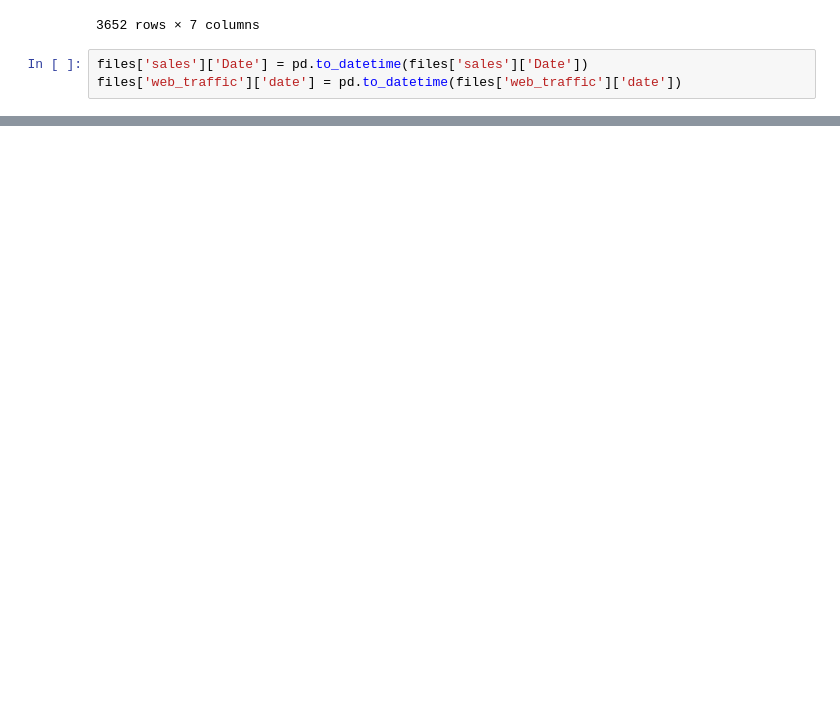
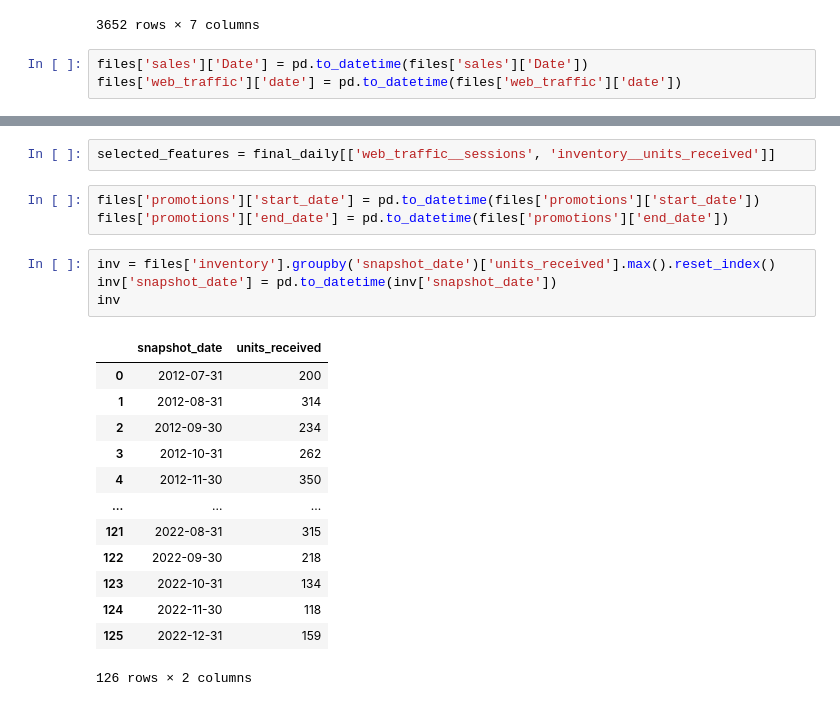
Before and after one commit to lkbminh/datathon-2026, a Jupyter notebook: notebook.ipynb, the cells around one changed output, grey strips where cells are left out. Drawn from its saved outputs; the diff is of its cells as text; blank space fills up the shorter version.

```diff
--- a/notebook.ipynb
+++ b/notebook.ipynb
@@ -49 +221,24 @@ files['web_traffic']['date'] = pd.to_datetime(files['web_traffic']['date'])
+# %%
+selected_features = final_daily[['web_traffic__sessions', 'inventory__units_received']]
+# %%
+files['promotions']['start_date'] = pd.to_datetime(files['promotions']['start_date'])
+files['promotions']['end_date'] = pd.to_datetime(files['promotions']['end_date'])
+# %%
+inv = files['inventory'].groupby('snapshot_date')['units_received'].max().reset_index()
+inv['snapshot_date'] = pd.to_datetime(inv['snapshot_date'])
+inv
+# %% [output]
+|  | snapshot_date | units_received |
+| 0 | 2012-07-31 | 200 |
+| 1 | 2012-08-31 | 314 |
+| 2 | 2012-09-30 | 234 |
+| 3 | 2012-10-31 | 262 |
+| 4 | 2012-11-30 | 350 |
+| ... | ... | ... |
+| 121 | 2022-08-31 | 315 |
+| 122 | 2022-09-30 | 218 |
+| 123 | 2022-10-31 | 134 |
+| 124 | 2022-11-30 | 118 |
+| 125 | 2022-12-31 | 159 |
+126 rows × 2 columns
 # %%
```
Also changed, not shown: parts of 12 cells of this notebook.
